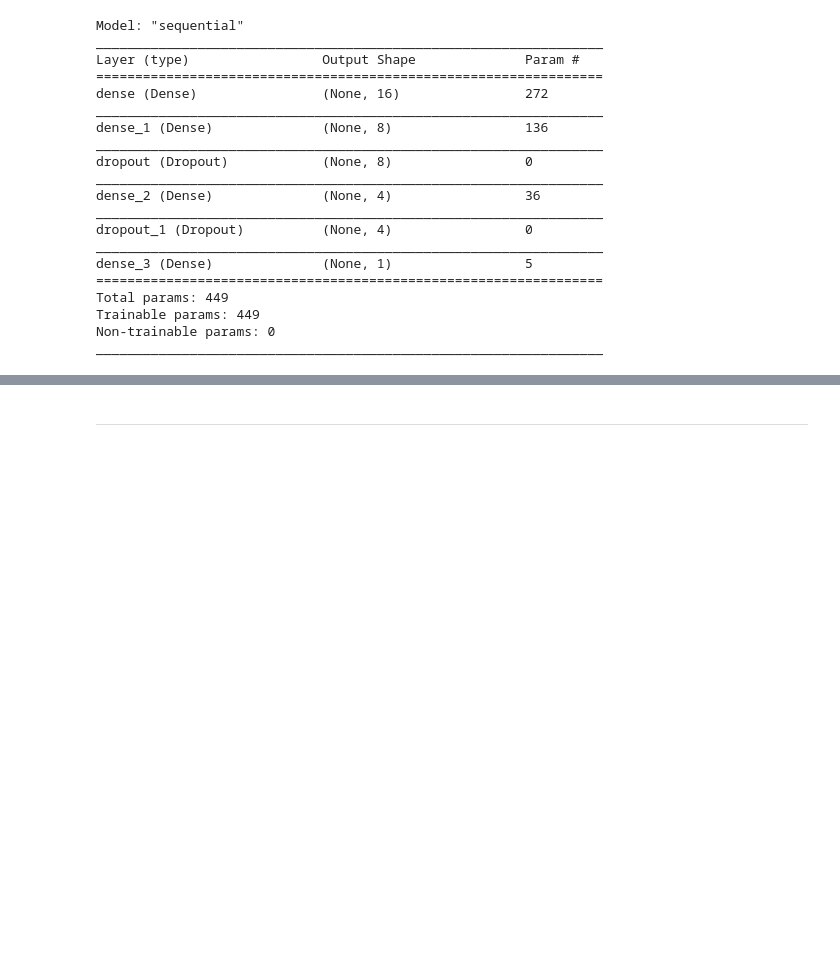
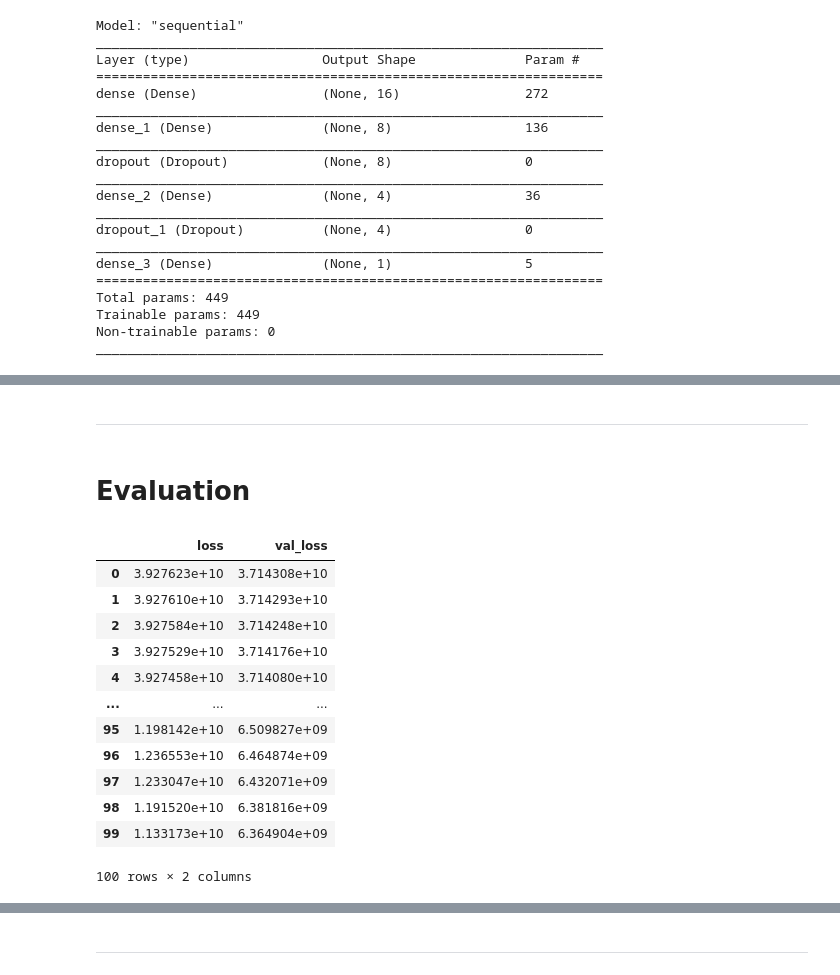
Before and after one commit to ewradcliffe/Heritage-Housing, a Jupyter notebook: jupyter_notebooks/ModellingAndEvaluation.ipynb, the cells around one changed output, grey strips where cells are left out. Cells and saved outputs as stored; diff of their text form; code cells hidden in the pictures; blank space fills up the shorter version.

```diff
--- a/jupyter_notebooks/ModellingAndEvaluation.ipynb
+++ b/jupyter_notebooks/ModellingAndEvaluation.ipynb
@@ -223,0 +256,21 @@ _________________________________________________________________
+# %% [markdown]
+---
+# %% [markdown]
+# Evaluation
+# %%
+losses = pd.DataFrame(model.history.history)
+losses
+# %% [output]
+|  | loss | val_loss |
+| 0 | 3.927623e+10 | 3.714308e+10 |
+| 1 | 3.927610e+10 | 3.714293e+10 |
+| 2 | 3.927584e+10 | 3.714248e+10 |
+| 3 | 3.927529e+10 | 3.714176e+10 |
+| 4 | 3.927458e+10 | 3.714080e+10 |
+| ... | ... | ... |
+| 95 | 1.198142e+10 | 6.509827e+09 |
+| 96 | 1.236553e+10 | 6.464874e+09 |
+| 97 | 1.233047e+10 | 6.432071e+09 |
+| 98 | 1.191520e+10 | 6.381816e+09 |
+| 99 | 1.133173e+10 | 6.364904e+09 |
+100 rows × 2 columns
```
Also changed, not shown: parts of 6 cells of this notebook.
